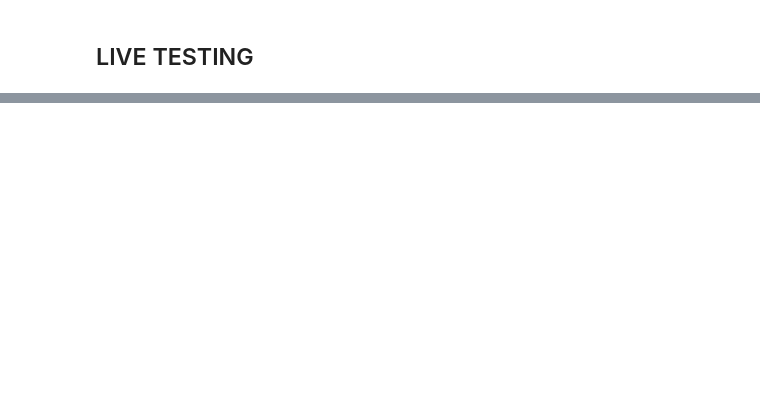
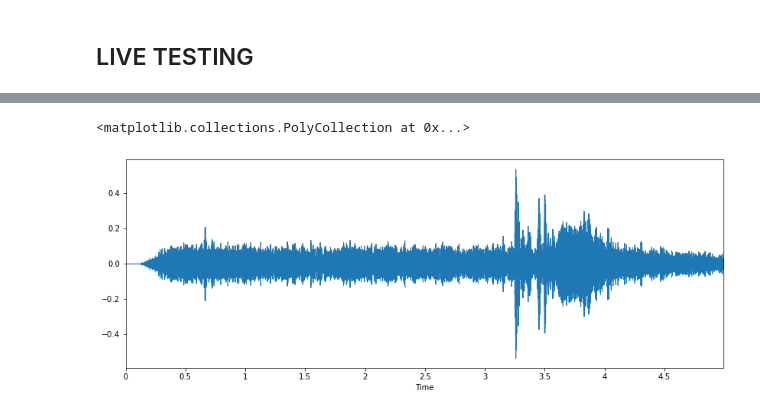
Before and after one commit to divyasaragada/SPEECH-EMOTION-RECOGNITION, a Jupyter notebook: Untitled1.ipynb, the cells around one changed output, grey strips where cells are left out. Saved outputs shown, nothing was run; the diff lists cells and outputs as text; code cells hidden in the pictures; blank space fills up the shorter version.

```diff
--- a/Untitled1.ipynb
+++ b/Untitled1.ipynb
@@ -91,0 +45,11 @@ Prediction is   calm
+# %%
+import librosa
+import matplotlib.pyplot as plt
+import librosa.display
+audio_data='output.wav'
+x,sr = librosa.load(audio_data)
+plt.figure(figsize=(14, 5))
+librosa.display.waveplot(x, sr=sr)
+# %% [output]
+<matplotlib.collections.PolyCollection at 0x...>
+[figure, added]
```
Also changed, not shown: parts of 2 cells of this notebook, 4 other files.
